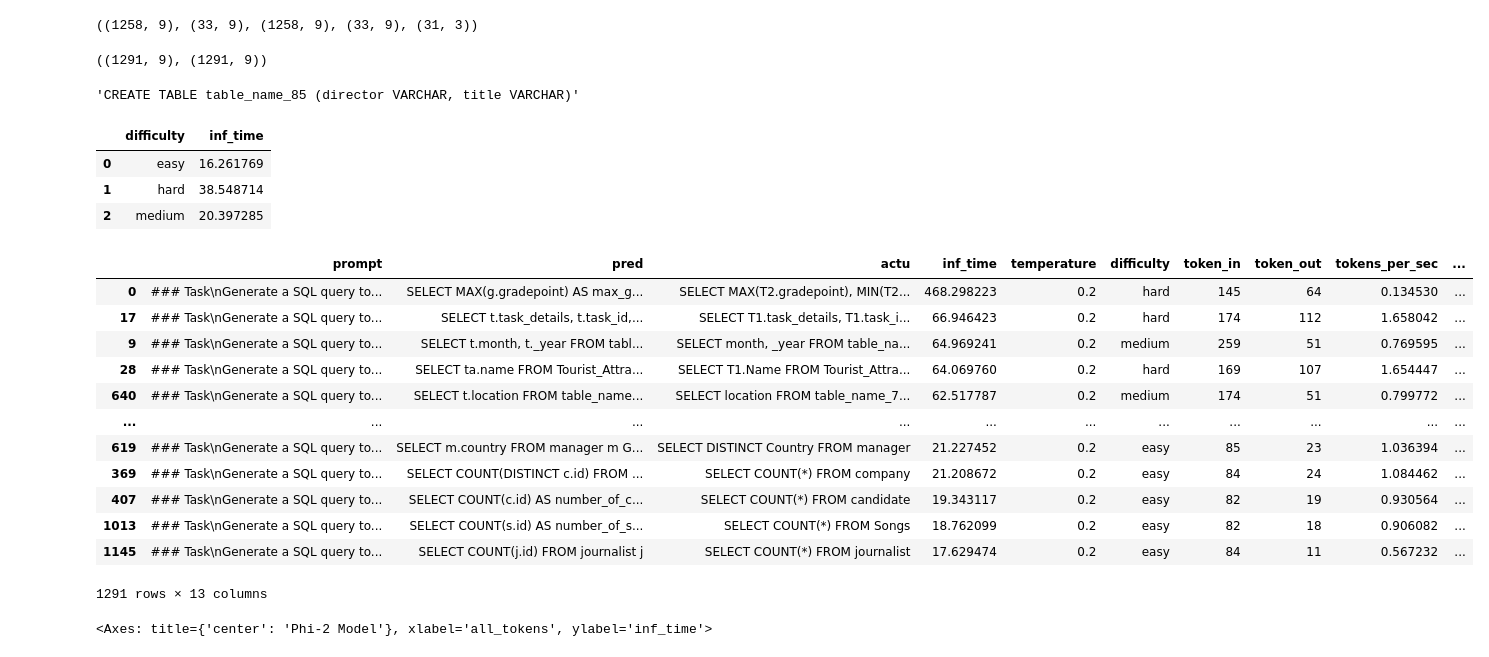
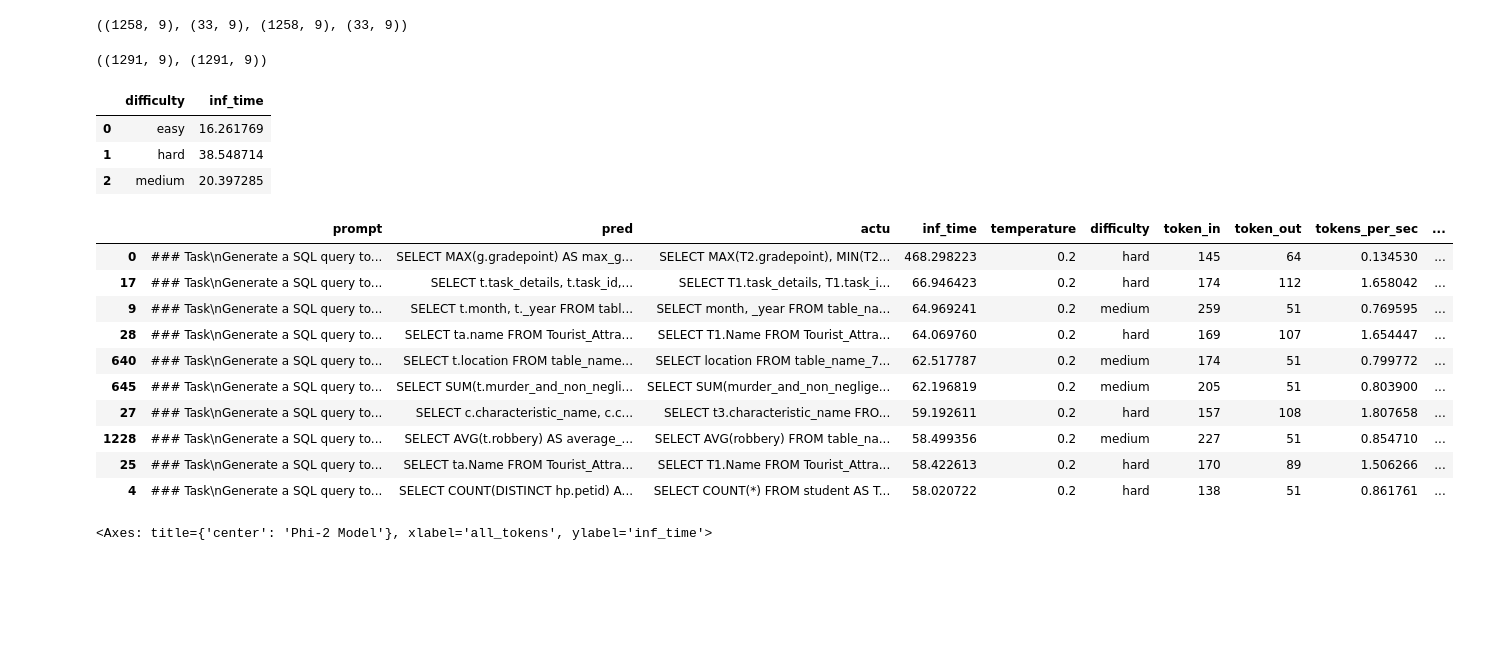
Before and after one commit to pavankumarbalijepalli/pr-phi2-vs-defog, a Jupyter notebook: notebooks/eval_llm.ipynb, the cells around one changed output. Cells and saved outputs as stored; diff of their text form; code cells hidden in the pictures; blank space fills up the shorter version.

```diff
--- a/notebooks/eval_llm.ipynb
+++ b/notebooks/eval_llm.ipynb
@@ -12,11 +20,12 @@ def_eval_c = pd.DataFrame(json.loads(open("./data/sqlc_eval_df_c.json", "r").rea
 def_eval_h = pd.DataFrame(json.loads(open("./data/sqlc_eval_hard.json", "r").read()))
 
 # Loading Training Logs for Fine-tuning Phi-2
-training_logs = pd.read_csv("./data/training_logs.csv")
+# training_logs = pd.read_csv("./data/training_logs.csv")
 
-phi_eval_c.shape, phi_eval_h.shape, def_eval_c.shape, def_eval_h.shape, training_logs.shape
+phi_eval_c.shape, phi_eval_h.shape, def_eval_c.shape, def_eval_h.shape
+# , training_logs.shape
 # %% [output]
-((1258, 9), (33, 9), (1258, 9), (33, 9), (31, 3))
+((1258, 9), (33, 9), (1258, 9), (33, 9))
 # %%
 phi_eval = pd.concat([phi_eval_c, phi_eval_h])
 def_eval = pd.concat([def_eval_c, def_eval_h])
@@ -36,10 +45,6 @@ def_eval['question'] = def_eval['prompt'].apply(lambda x :x.split("`")[1])
 
 phi_eval['context'] = phi_eval['prompt'].apply(lambda x :x.split("schema:\n")[-1].split("\n\n")[0])
 def_eval['context'] = def_eval['prompt'].apply(lambda x :x.split("schema:\n")[-1].split("\n\n")[0])
-# %%
-phi_eval['prompt'].iloc[0].split("schema:\n")[-1].split("\n\n")[0]
-# %% [output]
-'CREATE TABLE table_name_85 (director VARCHAR, title VARCHAR)'
 # %%
 # Plot between time and difficulty
 phi_eval.groupby('difficulty')['inf_time'].mean().reset_index()
@@ -49,21 +54,19 @@ phi_eval.groupby('difficulty')['inf_time'].mean().reset_index()
 | 1 | hard | 38.548714 |
 | 2 | medium | 20.397285 |
 # %%
-def_eval.sort_values(by='inf_time', ascending=False)
+def_eval.sort_values(by='inf_time', ascending=False).head(10)
 # %% [output]
 |  | prompt | pred | actu | inf_time | temperature | difficulty | token_in | token_out | tokens_per_sec | ... |
 | 0 | ### Task\nGenerate a SQL query to... | SELECT MAX(g.gradepoint) AS max_g... | SELECT MAX(T2.gradepoint), MIN(T2... | 468.298223 | 0.2 | hard | 145 | 64 | 0.134530 | ... |
 | 17 | ### Task\nGenerate a SQL query to... | SELECT t.task_details, t.task_id,... | SELECT T1.task_details, T1.task_i... | 66.946423 | 0.2 | hard | 174 | 112 | 1.658042 | ... |
 | 9 | ### Task\nGenerate a SQL query to... | SELECT t.month, t._year FROM tabl... | SELECT month, _year FROM table_na... | 64.969241 | 0.2 | medium | 259 | 51 | 0.769595 | ... |
 | 28 | ### Task\nGenerate a SQL query to... | SELECT ta.name FROM Tourist_Attra... | SELECT T1.Name FROM Tourist_Attra... | 64.069760 | 0.2 | hard | 169 | 107 | 1.654447 | ... |
 | 640 | ### Task\nGenerate a SQL query to... | SELECT t.location FROM table_name... | SELECT location FROM table_name_7... | 62.517787 | 0.2 | medium | 174 | 51 | 0.799772 | ... |
-| ... | ... | ... | ... | ... | ... | ... | ... | ... | ... | ... |
-| 619 | ### Task\nGenerate a SQL query to... | SELECT m.country FROM manager m G... | SELECT DISTINCT Country FROM manager | 21.227452 | 0.2 | easy | 85 | 23 | 1.036394 | ... |
-| 369 | ### Task\nGenerate a SQL query to... | SELECT COUNT(DISTINCT c.id) FROM ... | SELECT COUNT(*) FROM company | 21.208672 | 0.2 | easy | 84 | 24 | 1.084462 | ... |
-| 407 | ### Task\nGenerate a SQL query to... | SELECT COUNT(c.id) AS number_of_c... | SELECT COUNT(*) FROM candidate | 19.343117 | 0.2 | easy | 82 | 19 | 0.930564 | ... |
-| 1013 | ### Task\nGenerate a SQL query to... | SELECT COUNT(s.id) AS number_of_s... | SELECT COUNT(*) FROM Songs | 18.762099 | 0.2 | easy | 82 | 18 | 0.906082 | ... |
-| 1145 | ### Task\nGenerate a SQL query to... | SELECT COUNT(j.id) FROM journalist j | SELECT COUNT(*) FROM journalist | 17.629474 | 0.2 | easy | 84 | 11 | 0.567232 | ... |
+| 645 | ### Task\nGenerate a SQL query to... | SELECT SUM(t.murder_and_non_negli... | SELECT SUM(murder_and_non_neglige... | 62.196819 | 0.2 | medium | 205 | 51 | 0.803900 | ... |
+| 27 | ### Task\nGenerate a SQL query to... | SELECT c.characteristic_name, c.c... | SELECT t3.characteristic_name FRO... | 59.192611 | 0.2 | hard | 157 | 108 | 1.807658 | ... |
+| 1228 | ### Task\nGenerate a SQL query to... | SELECT AVG(t.robbery) AS average_... | SELECT AVG(robbery) FROM table_na... | 58.499356 | 0.2 | medium | 227 | 51 | 0.854710 | ... |
+| 25 | ### Task\nGenerate a SQL query to... | SELECT ta.Name FROM Tourist_Attra... | SELECT T1.Name FROM Tourist_Attra... | 58.422613 | 0.2 | hard | 170 | 89 | 1.506266 | ... |
+| 4 | ### Task\nGenerate a SQL query to... | SELECT COUNT(DISTINCT hp.petid) A... | SELECT COUNT(*) FROM student AS T... | 58.020722 | 0.2 | hard | 138 | 51 | 0.861761 | ... |
-1291 rows × 13 columns
 # %%
 # tokens vs inf_time
 figure, axes = plt.subplots(1, 2, sharey=True,
```
Also changed, not shown: parts of 10 cells of this notebook.
